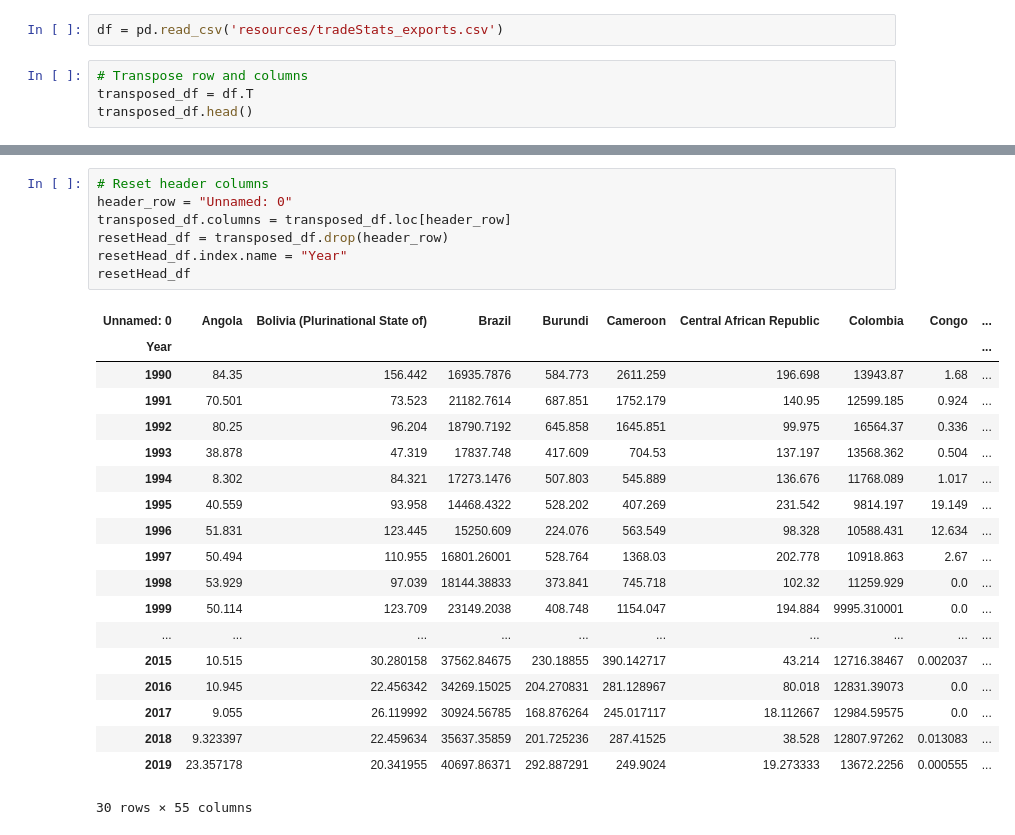
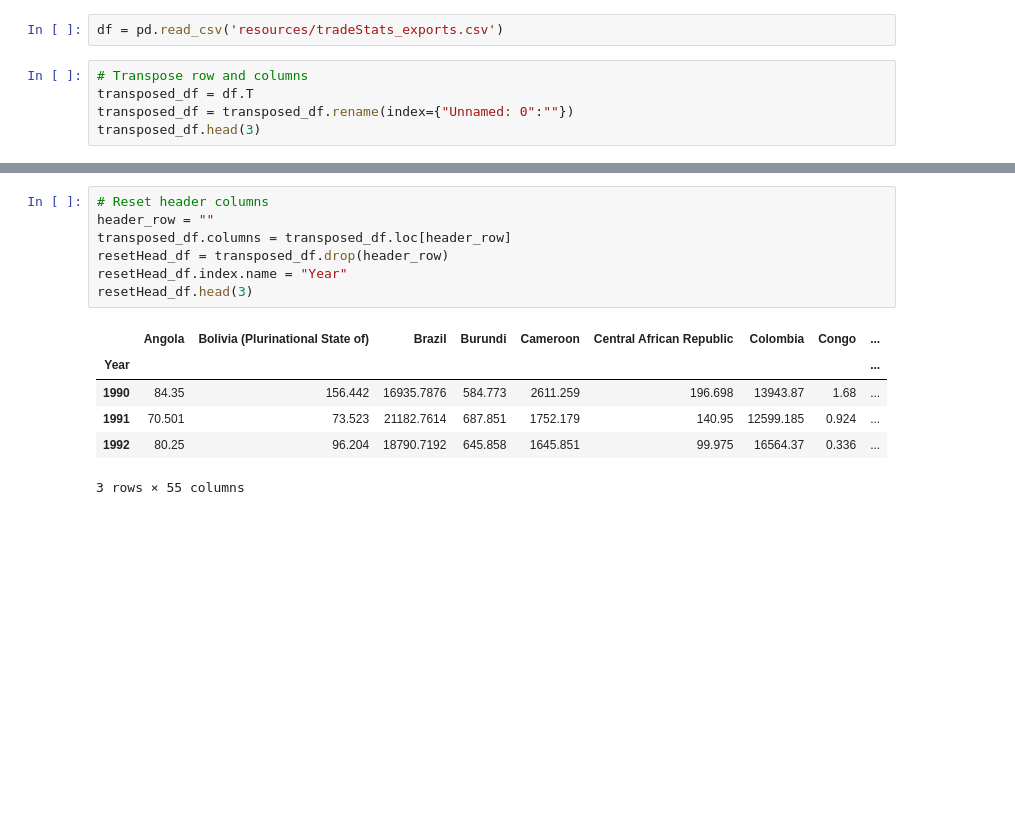
Before and after one commit to nikoelvambuena95/coffee, a Jupyter notebook: coffee.ipynb, the cells around one changed output, grey strips where cells are left out. Saved outputs shown, nothing was run; the diff lists cells and outputs as text; blank space fills up the shorter version.

```diff
--- a/coffee.ipynb
+++ b/coffee.ipynb
@@ -5,6 +10,7 @@ df = pd.read_csv('resources/tradeStats_exports.csv')
 # %%
 # Transpose row and columns
 transposed_df = df.T
-transposed_df.head()
+transposed_df = transposed_df.rename(index={"Unnamed: 0":""})
+transposed_df.head(3)
 # %% [output]
 |  | 0 | 1 | 2 | 3 | 4 | 5 | 6 | 7 | 8 | 9 | ... | ... |
@@ -17,27 +21,14 @@ transposed_df.head()
 # %%
 # Reset header columns
-header_row = "Unnamed: 0"
+header_row = ""
 transposed_df.columns = transposed_df.loc[header_row]
 resetHead_df = transposed_df.drop(header_row)
 resetHead_df.index.name = "Year"
-resetHead_df
+resetHead_df.head(3)
 # %% [output]
-| Unnamed: 0 | Angola | Bolivia (Plurinational State of) | Brazil | Burundi | Cameroon | Central African Republic | Colombia | Congo | ... |
+|  | Angola | Bolivia (Plurinational State of) | Brazil | Burundi | Cameroon | Central African Republic | Colombia | Congo | ... |
 | Year |  |  |  |  |  |  |  |  | ... |
 | 1990 | 84.35 | 156.442 | 16935.7876 | 584.773 | 2611.259 | 196.698 | 13943.87 | 1.68 | ... |
 | 1991 | 70.501 | 73.523 | 21182.7614 | 687.851 | 1752.179 | 140.95 | 12599.185 | 0.924 | ... |
 | 1992 | 80.25 | 96.204 | 18790.7192 | 645.858 | 1645.851 | 99.975 | 16564.37 | 0.336 | ... |
-| 1993 | 38.878 | 47.319 | 17837.748 | 417.609 | 704.53 | 137.197 | 13568.362 | 0.504 | ... |
-| 1994 | 8.302 | 84.321 | 17273.1476 | 507.803 | 545.889 | 136.676 | 11768.089 | 1.017 | ... |
-| 1995 | 40.559 | 93.958 | 14468.4322 | 528.202 | 407.269 | 231.542 | 9814.197 | 19.149 | ... |
-| 1996 | 51.831 | 123.445 | 15250.609 | 224.076 | 563.549 | 98.328 | 10588.431 | 12.634 | ... |
-| 1997 | 50.494 | 110.955 | 16801.26001 | 528.764 | 1368.03 | 202.778 | 10918.863 | 2.67 | ... |
-| 1998 | 53.929 | 97.039 | 18144.38833 | 373.841 | 745.718 | 102.32 | 11259.929 | 0.0 | ... |
-| 1999 | 50.114 | 123.709 | 23149.2038 | 408.748 | 1154.047 | 194.884 | 9995.310001 | 0.0 | ... |
-| ... | ... | ... | ... | ... | ... | ... | ... | ... | ... |
-| 2015 | 10.515 | 30.280158 | 37562.84675 | 230.18855 | 390.142717 | 43.214 | 12716.38467 | 0.002037 | ... |
-| 2016 | 10.945 | 22.456342 | 34269.15025 | 204.270831 | 281.128967 | 80.018 | 12831.39073 | 0.0 | ... |
-| 2017 | 9.055 | 26.119992 | 30924.56785 | 168.876264 | 245.017117 | 18.112667 | 12984.59575 | 0.0 | ... |
-| 2018 | 9.323397 | 22.459634 | 35637.35859 | 201.725236 | 287.41525 | 38.528 | 12807.97262 | 0.013083 | ... |
-| 2019 | 23.357178 | 20.341955 | 40697.86371 | 292.887291 | 249.9024 | 19.273333 | 13672.2256 | 0.000555 | ... |
-30 rows × 55 columns
+3 rows × 55 columns
```
Also changed, not shown: parts of 33 cells of this notebook, 3 other files.
